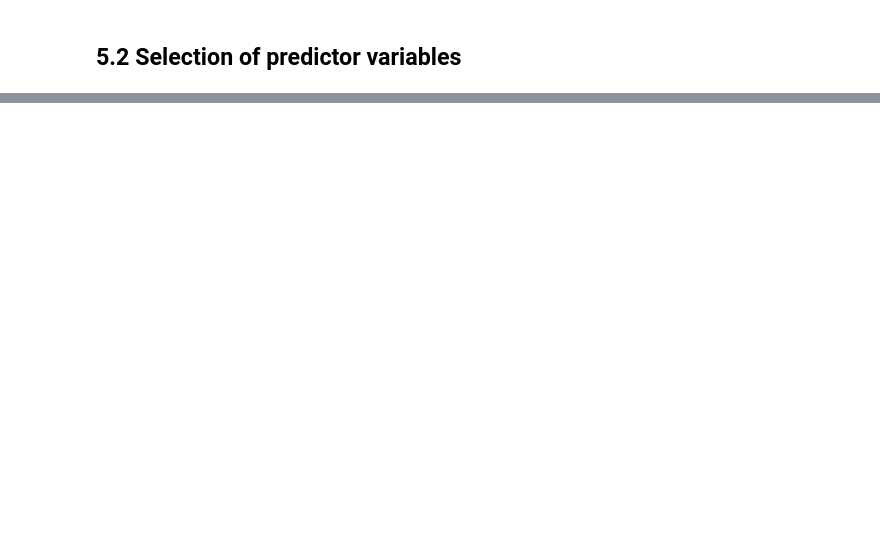
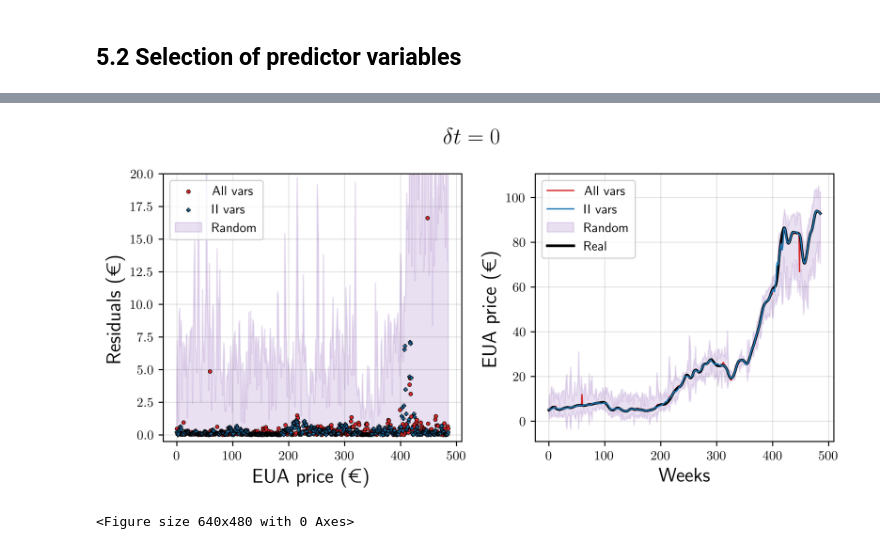
Before and after one commit to SaveChris/Inf-Imb-for-EUA23, a Jupyter notebook: SRC/Sec_5_Improving.ipynb, the cells around one changed output, grey strips where cells are left out. Drawn from its saved outputs; the diff is of its cells as text; code cells hidden in the pictures; blank space fills up the shorter version.

```diff
--- a/SRC/Sec_5_Improving.ipynb
+++ b/SRC/Sec_5_Improving.ipynb
@@ -589,0 +874,3 @@ plt.savefig("../Figures/A1_1_Convergence_weekly.png")
+# %%
+y_pred_now_alls_sorted = y_pred_now_alls[to_sort_alls]
+y_pred_now_ims_sorted = y_pred_now_ims[to_sort_ims]
@@ -589,0 +881,45 @@ plt.savefig("../Figures/A1_1_Convergence_weekly.png")
+# %%
+y_pred_now_alls_ = y_pred_now_alls * np.std(eua) + np.mean(eua)
+y_pred_now_ims_ = y_pred_now_ims * np.std(eua) + np.mean(eua)
+y_pred_now_rs_ = mean_random_prediction * np.std(eua) + np.mean(eua)
+target_w_ = target_w * np.std(eua) + np.mean(eua)
+
+y_pred_now_alls_sorted_ = y_pred_now_alls_sorted * np.std(eua) + np.mean(eua)
+y_pred_now_ims_sorted_ = y_pred_now_ims_sorted * np.std(eua) + np.mean(eua)
+mean_random_prediction_ = mean_random_prediction * np.std(eua) + np.mean(eua)
+std_random_prediction_ = std_random_prediction * np.std(eua)
+# %%
+mean_random_residuals = np.mean(residuals_r, axis=0)
+std_random_residuals = np.std(residuals_r, axis=0)
+
+sort_by_target = np.argsort(target_w[:, 0])
+mean_random_residuals_target_sort = mean_random_residuals[sort_by_target]
+std_random_residuals_target_sort = std_random_residuals[sort_by_target]
+
+residuals_all_target_sort = residuals_all[sort_by_target]
+residuals_im_target_sort = residuals_im[sort_by_target]
+# %%
+fig, (ax1, ax2) = plt.subplots(1, 2, figsize=(8, 4), dpi = 700)
+ax1.scatter(np.arange(486), residuals_all, color='tab:red', edgecolor='k', label='All vars', zorder=10, s=8, lw=0.4)
+ax1.scatter(np.arange(486),residuals_im, color='tab:blue', edgecolor='k', label='II vars', zorder=20, s=8, lw=0.4, marker="P")
+ax1.fill_between(np.arange(486), 0, mean_random_residuals + std_random_residuals, color="tab:purple", alpha=0.2, label="Random")
+ax1.set_ylim(bottom=-0.5, top=20)
+ax1.grid(axis='both', alpha=.1, color ='k')
+ax1.set_ylabel("Residuals (€)", fontsize=15)
+ax1.set_xlabel("EUA price (€)", fontsize=15)
+ax1.legend(loc='upper left')
+ax2.plot(y_pred_now_alls_sorted_, label="All vars", color="tab:red", lw=1, zorder=5)
+ax2.plot(y_pred_now_ims_sorted_, label="II vars", color="tab:blue", lw=1, zorder=15)
+ax2.fill_between(np.arange(486), mean_random_prediction_ - std_random_prediction_, mean_random_prediction_ + std_random_prediction_, color="tab:purple", alpha=0.2, label="Random")
+ax2.plot(target_w_, label="Real", color="k", alpha=1, lw=2, zorder=5, linestyle="-")
+ax2.legend(loc='upper left')
+ax2.grid(axis='both', alpha=.1, color='k')
+ax2.set_xlabel("Weeks", fontsize=15)
+ax2.set_ylabel("EUA price (€)", fontsize=15)
+fig.suptitle(r"$\delta t =0$", fontsize=17)
+plt.tight_layout()
+plt.show()
+plt.savefig("../Figures/Fig7_1_1_Nowcasting_weekly.png")
+# %% [output]
+[figure, added]
+<Figure size 640x480 with 0 Axes>
```
Also changed, not shown: parts of 50 cells of this notebook.
